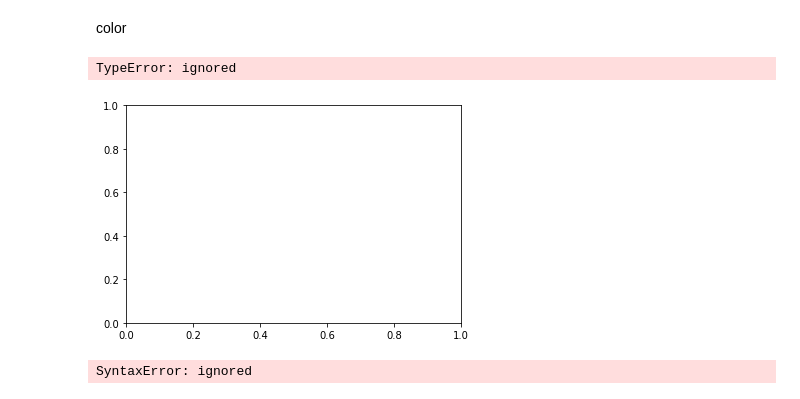
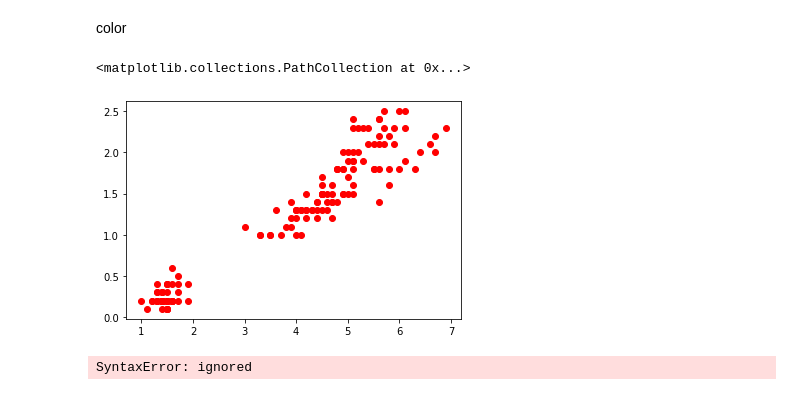
Before and after one commit to darunrat/data_viz, a Jupyter notebook: Visualize_Table_Data(02).ipynb, the cells around one changed output. Drawn from its saved outputs; the diff is of its cells as text; code cells hidden in the pictures.

Commit message:
จบscatter plot bable chart

```diff
--- a/Visualize_Table_Data(02).ipynb
+++ b/Visualize_Table_Data(02).ipynb
@@ -28,8 +28,8 @@ plt.scatter(df['PetalLength'],df['PetalWidth'])
 # %% [markdown]
 color
 # %%
-plt.scatter(df['PetalLength'],df['PetalWidth'],c=r)
+plt.scatter(df['PetalLength'], df['PetalWidth'],c='r')
 # %% [output]
-TypeError: ignored
+<matplotlib.collections.PathCollection at 0x...>
-[figure, old version]
+[figure, new version]
 # %%
```
Also changed, not shown: parts of 16 cells of this notebook.
